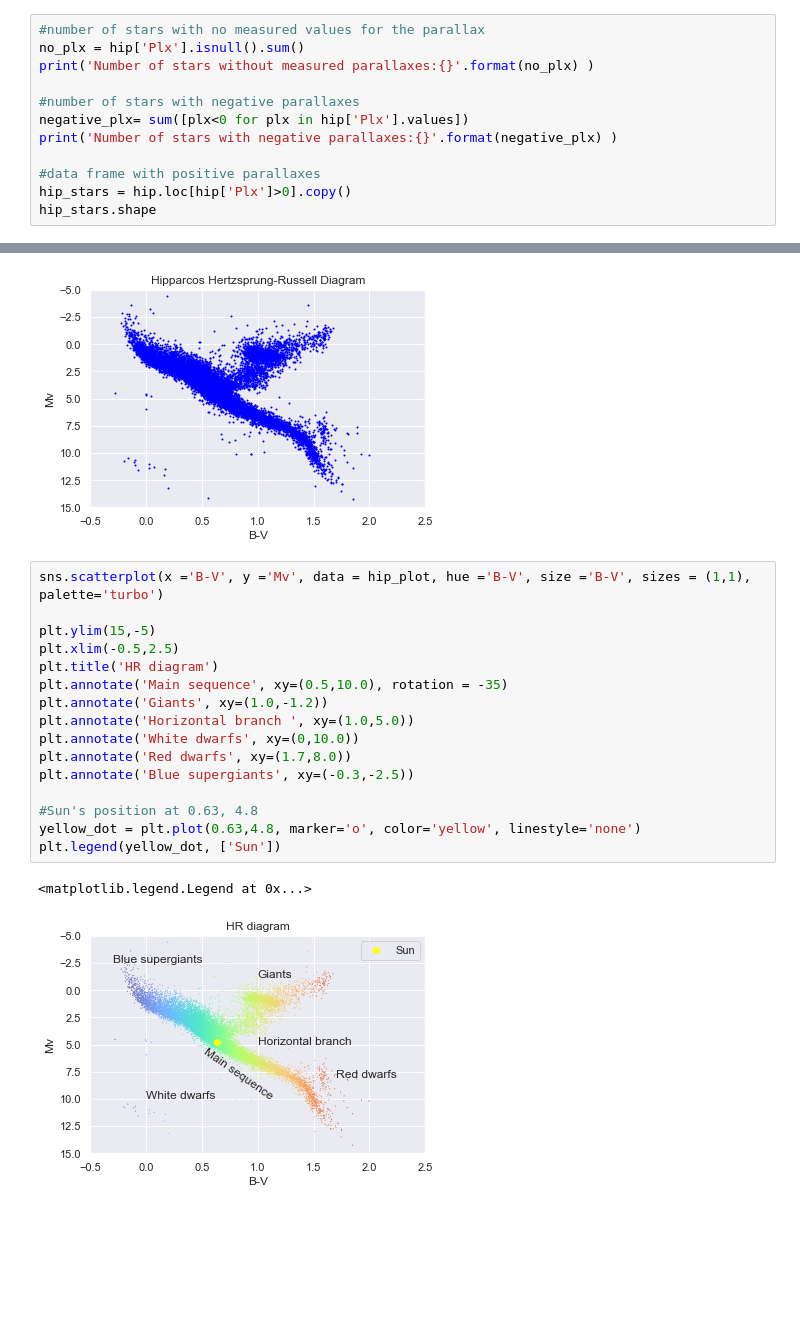
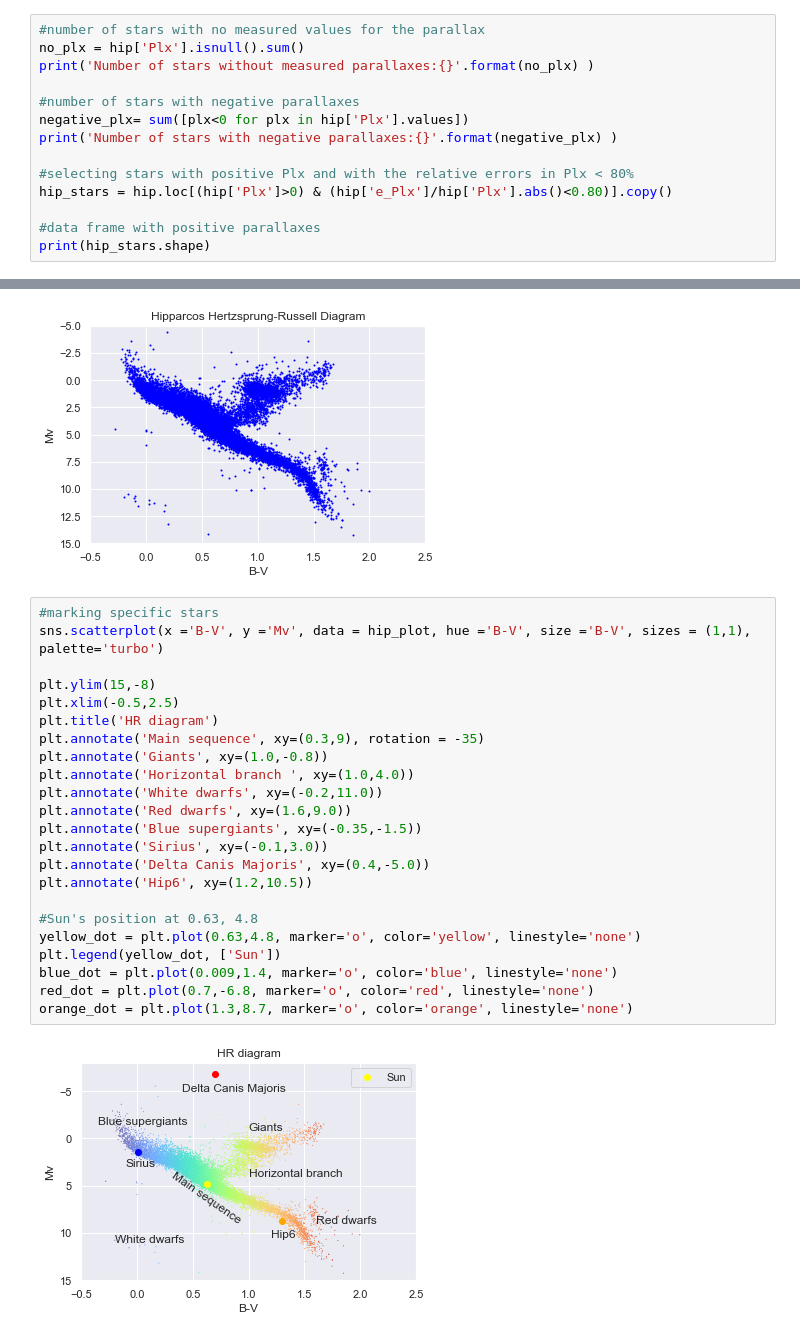
Before and after one commit to lilianasku/Hipparcos-with-Python, a Jupyter notebook: notebooks/Stars-Of-Hipparcos-Catalogue.ipynb, the cells around one changed output, grey strips where cells are left out. Drawn from its saved outputs; the diff is of its cells as text; blank space fills up the shorter version.

```diff
--- a/notebooks/Stars-Of-Hipparcos-Catalogue.ipynb
+++ b/notebooks/Stars-Of-Hipparcos-Catalogue.ipynb
@@ -103,9 +108,11 @@ print('Number of stars without measured parallaxes:{}'.format(no_plx) )
 negative_plx= sum([plx<0 for plx in hip['Plx'].values])
 print('Number of stars with negative parallaxes:{}'.format(negative_plx) )
 
+#selecting stars with positive Plx and with the relative errors in Plx < 80%
+hip_stars = hip.loc[(hip['Plx']>0) & (hip['e_Plx']/hip['Plx'].abs()<0.80)].copy()
+
 #data frame with positive parallaxes
-hip_stars = hip.loc[hip['Plx']>0].copy()
-hip_stars.shape
+print(hip_stars.shape)
 # %% [output]
 Number of stars without measured parallaxes:61
 Number of stars with negative parallaxes:3390
@@ -338,21 +287,27 @@ HR_plot(hip_plot['B-V'], hip_plot['Mv'], -0.5, 2.5, 15,-5, 'blue')
 # %% [output]
 [figure]
 # %%
+#marking specific stars
 sns.scatterplot(x ='B-V', y ='Mv', data = hip_plot, hue ='B-V', size ='B-V', sizes = (1,1), palette='turbo')
 
-plt.ylim(15,-5)
+plt.ylim(15,-8)
 plt.xlim(-0.5,2.5)
 plt.title('HR diagram')
-plt.annotate('Main sequence', xy=(0.5,10.0), rotation = -35)
-plt.annotate('Giants', xy=(1.0,-1.2))
-plt.annotate('Horizontal branch ', xy=(1.0,5.0))
-plt.annotate('White dwarfs', xy=(0,10.0))
-plt.annotate('Red dwarfs', xy=(1.7,8.0))
-plt.annotate('Blue supergiants', xy=(-0.3,-2.5))
+plt.annotate('Main sequence', xy=(0.3,9), rotation = -35)
+plt.annotate('Giants', xy=(1.0,-0.8))
+plt.annotate('Horizontal branch ', xy=(1.0,4.0))
+plt.annotate('White dwarfs', xy=(-0.2,11.0))
+plt.annotate('Red dwarfs', xy=(1.6,9.0))
+plt.annotate('Blue supergiants', xy=(-0.35,-1.5))
+plt.annotate('Sirius', xy=(-0.1,3.0))
+plt.annotate('Delta Canis Majoris', xy=(0.4,-5.0))
+plt.annotate('Hip6', xy=(1.2,10.5))
 
 #Sun's position at 0.63, 4.8
 yellow_dot = plt.plot(0.63,4.8, marker='o', color='yellow', linestyle='none')
 plt.legend(yellow_dot, ['Sun'])
+blue_dot = plt.plot(0.009,1.4, marker='o', color='blue', linestyle='none')
+red_dot = plt.plot(0.7,-6.8, marker='o', color='red', linestyle='none')
+orange_dot = plt.plot(1.3,8.7, marker='o', color='orange', linestyle='none')
 # %% [output]
-<matplotlib.legend.Legend at 0x...>
-[figure, old version]
+[figure, new version]
```
Also changed, not shown: parts of 28 cells of this notebook.
